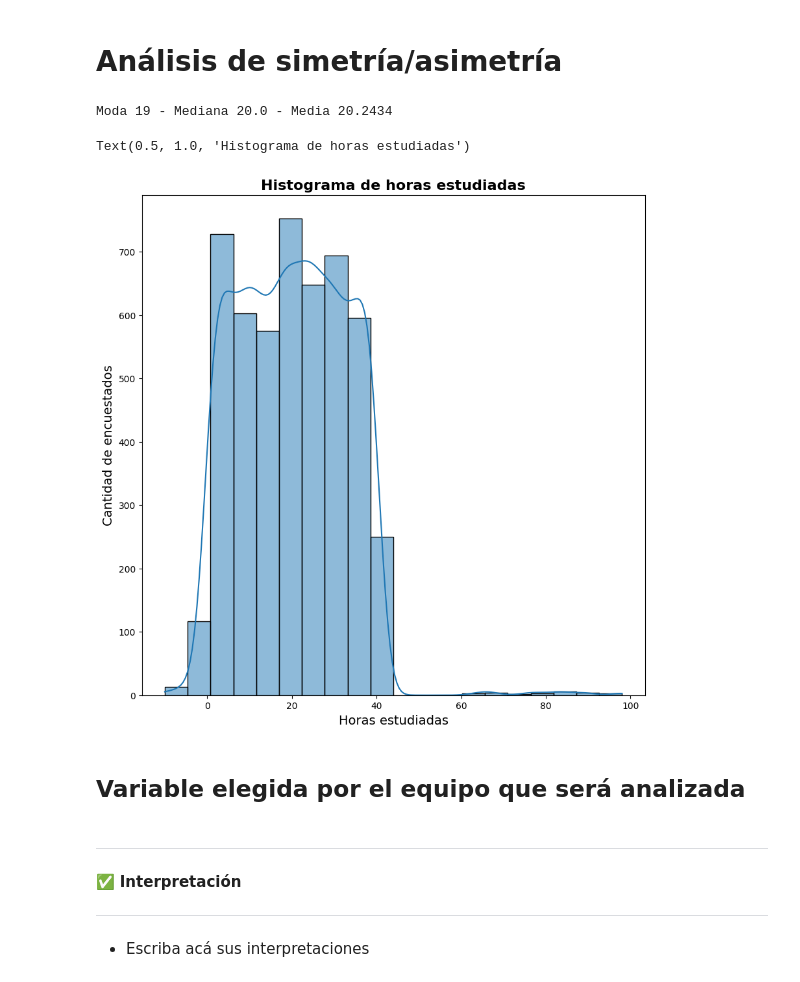
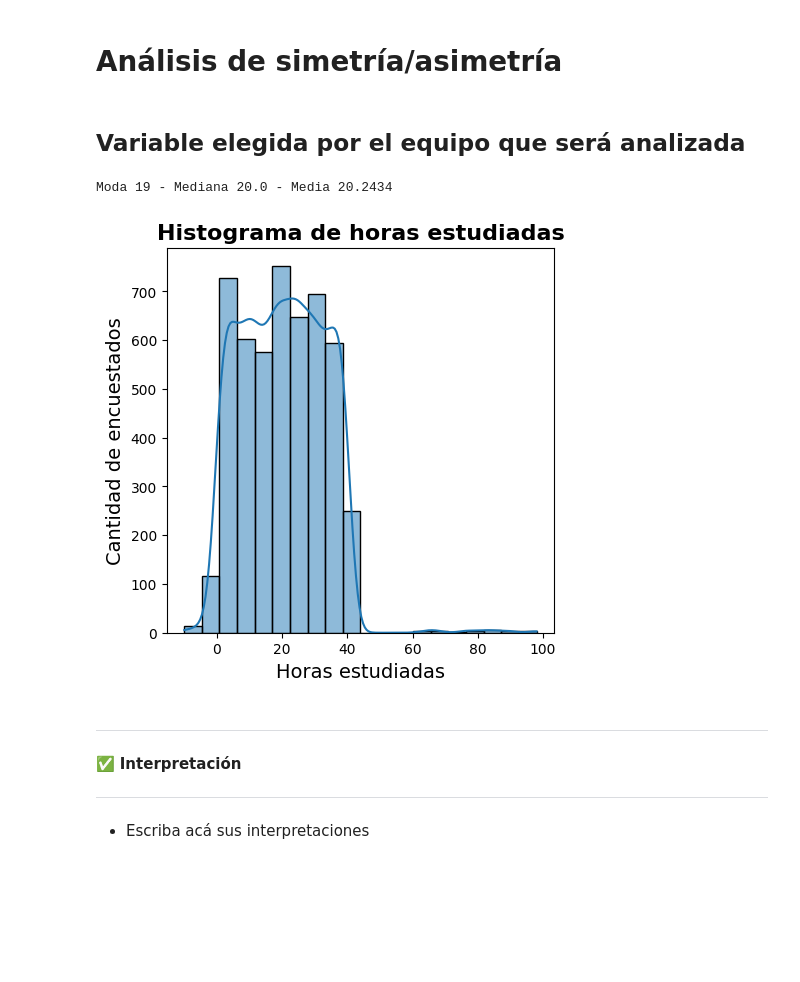
Before and after one commit to kotonitro/Inteligencia_Artificial_UBB, a Jupyter notebook: 620454_Base_Evaluacion_1_AnalisisExploratorio.ipynb, the cells around one changed output. Drawn from its saved outputs; the diff is of its cells as text; code cells hidden in the pictures; blank space fills up the shorter version.

```diff
--- a/620454_Base_Evaluacion_1_AnalisisExploratorio.ipynb
+++ b/620454_Base_Evaluacion_1_AnalisisExploratorio.ipynb
@@ -239,22 +239,5 @@ plt.show()
 [figure]
 # %% [markdown]
 # Análisis de simetría/asimetría
-# %%
-moda = data_frame['Hours_Studied'].mode()[0]
-mediana = np.quantile(data_frame.Hours_Studied, 0.5)
-media = np.mean(data_frame.Hours_Studied)
-print("Moda {0} - Mediana {1} - Media {2}".format(moda, mediana, media))
-# %% [output]
-Moda 19 - Mediana 20.0 - Media 20.2434
-# %%
-num_bins = 20
-plt.figure(figsize=(10,10))
-sns.histplot(data_frame.Hours_Studied, kde=True, bins = num_bins)
-plt.xlabel('Horas estudiadas', fontsize=14)
-plt.ylabel('Cantidad de encuestados', fontsize=14)
-plt.title(r'Histograma de horas estudiadas', fontsize=16, fontweight="bold")
-# %% [output]
-Text(0.5, 1.0, 'Histograma de horas estudiadas')
-[figure, removed]
 # %% [markdown]
 ## Variable elegida por el equipo que será analizada
@@ -263,3 +244,21 @@ Text(0.5, 1.0, 'Histograma de horas estudiadas')
+# %%
+# Variable Horas estudiadas
+moda = data_frame['Hours_Studied'].mode()[0]
+mediana = np.quantile(data_frame.Hours_Studied, 0.5)
+media = np.mean(data_frame.Hours_Studied)
+print("Moda {0} - Mediana {1} - Media {2}".format(moda, mediana, media))
+# %% [output]
+Moda 19 - Mediana 20.0 - Media 20.2434
+# %%
+# Variable Horas estudiadas
+num_bins = 20
+plt.figure(figsize=(5,5))
+sns.histplot(data_frame.Hours_Studied, kde=True, bins = num_bins)
+plt.xlabel('Horas estudiadas', fontsize=14)
+plt.ylabel('Cantidad de encuestados', fontsize=14)
+plt.title(r'Histograma de horas estudiadas', fontsize=16, fontweight="bold");
+# %% [output]
+[figure, added]
 # %% [markdown]
 ---
 ✅ **Interpretación**
```
Also changed, not shown: parts of 3 cells of this notebook.
